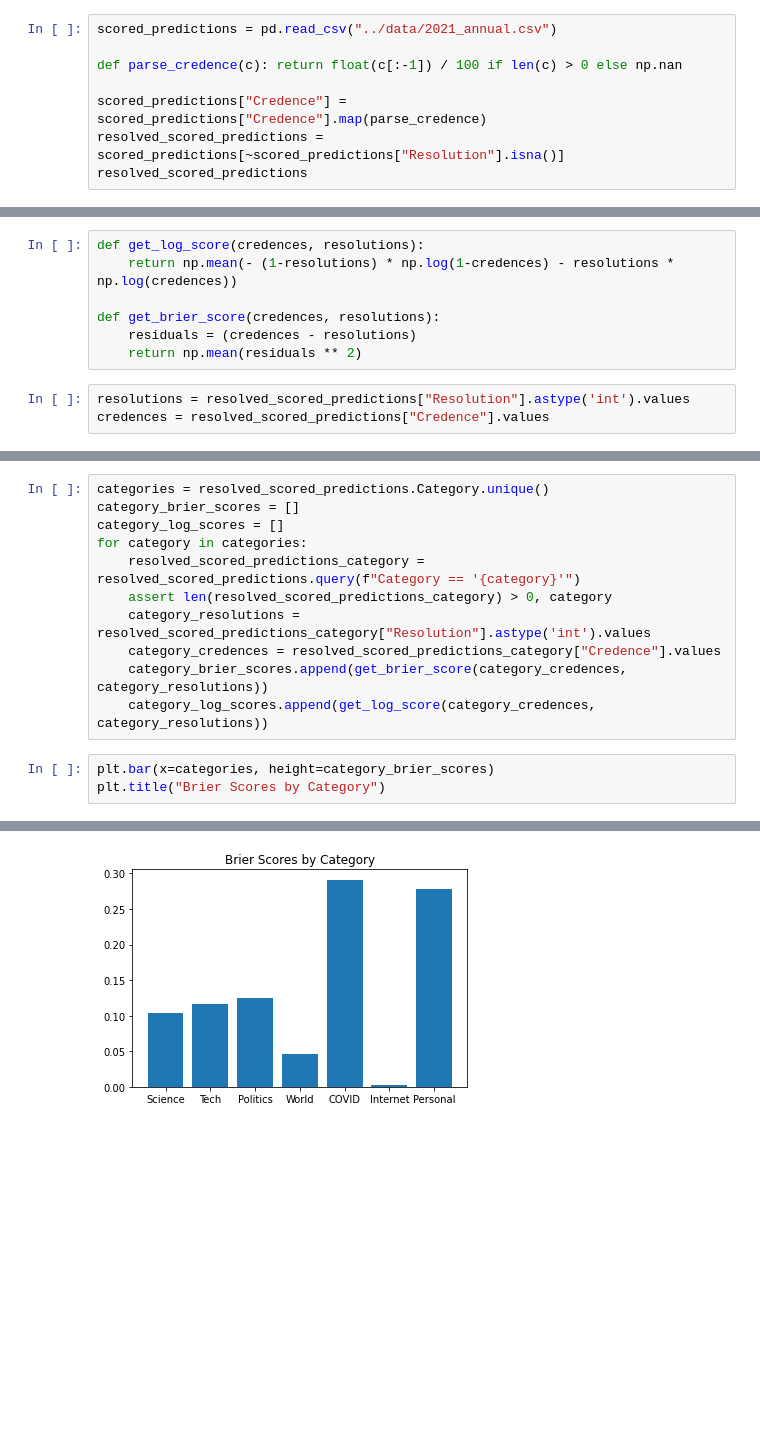
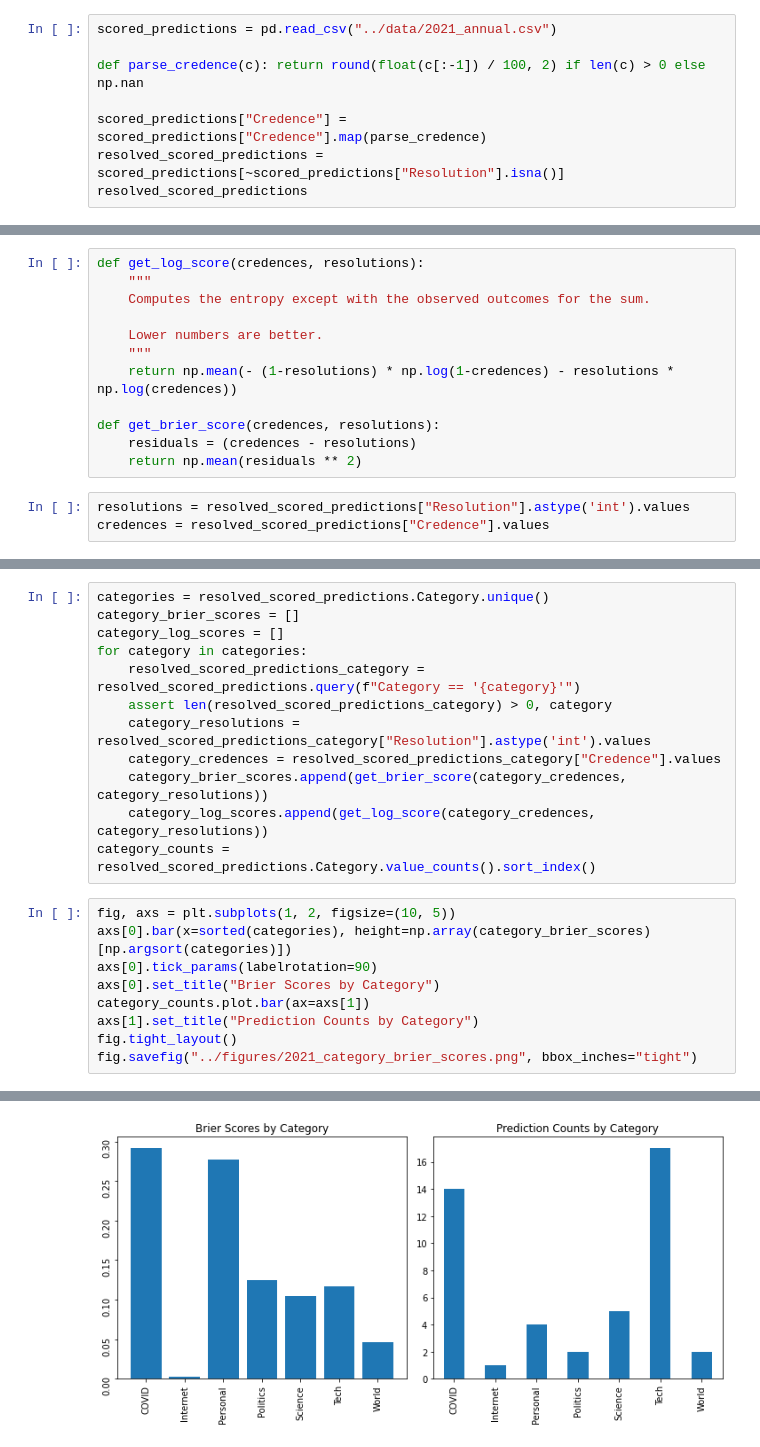
Before and after one commit to an1lam/predictions, a Jupyter notebook: notebooks/2021 Predictions Scoring.ipynb, the cells around one changed output, grey strips where cells are left out. Saved outputs shown, nothing was run; the diff lists cells and outputs as text; blank space fills up the shorter version.

```diff
--- a/notebooks/2021 Predictions Scoring.ipynb
+++ b/notebooks/2021 Predictions Scoring.ipynb
@@ -14,7 +14,7 @@ import seaborn as sns
 # %%
 scored_predictions = pd.read_csv("../data/2021_annual.csv")
 
-def parse_credence(c): return float(c[:-1]) / 100 if len(c) > 0 else np.nan
+def parse_credence(c): return round(float(c[:-1]) / 100, 2) if len(c) > 0 else np.nan
 
 scored_predictions["Credence"] = scored_predictions["Credence"].map(parse_credence)
 resolved_scored_predictions = scored_predictions[~scored_predictions["Resolution"].isna()]
@@ -40,5 +40,10 @@ resolved_scored_predictions
 # %%
 def get_log_score(credences, resolutions):
+    """
+    Computes the entropy except with the observed outcomes for the sum.
+
+    Lower numbers are better.
+    """
     return np.mean(- (1-resolutions) * np.log(1-credences) - resolutions * np.log(credences))
 
 def get_brier_score(credences, resolutions):
@@ -66,7 +71,14 @@ for category in categories:
     category_credences = resolved_scored_predictions_category["Credence"].values
     category_brier_scores.append(get_brier_score(category_credences, category_resolutions))
     category_log_scores.append(get_log_score(category_credences, category_resolutions))
+category_counts = resolved_scored_predictions.Category.value_counts().sort_index()
 # %%
-plt.bar(x=categories, height=category_brier_scores)
-plt.title("Brier Scores by Category")
+fig, axs = plt.subplots(1, 2, figsize=(10, 5))
+axs[0].bar(x=sorted(categories), height=np.array(category_brier_scores)[np.argsort(categories)])
+axs[0].tick_params(labelrotation=90)
+axs[0].set_title("Brier Scores by Category")
+category_counts.plot.bar(ax=axs[1])
+axs[1].set_title("Prediction Counts by Category")
+fig.tight_layout()
+fig.savefig("../figures/2021_category_brier_scores.png", bbox_inches="tight")
 # %% [output]
@@ -74 +85 @@ Text(0.5, 1.0, 'Brier Scores by Category')
-[figure, old version]
+[figure, new version]
```
Also changed, not shown: parts of 12 cells of this notebook, 1 other file.
